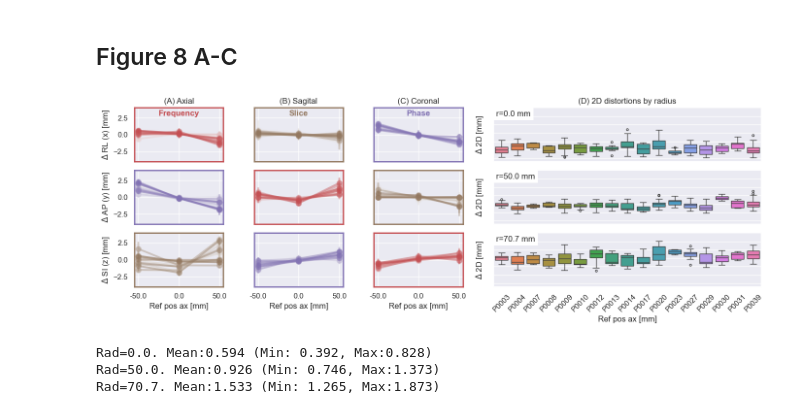
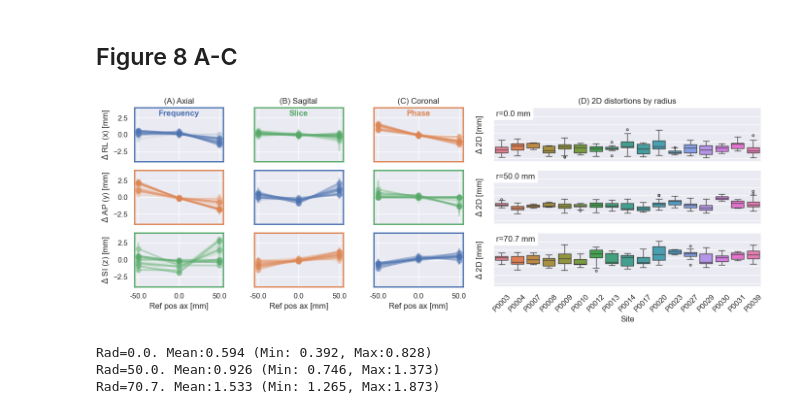
Before and after one commit to UNITY-Physics/unity_qa_paper, a Jupyter notebook: notebooks/distortions.ipynb, the cells around one changed output. Cells and saved outputs as stored; diff of their text form; code cells hidden in the pictures.

Commit message:
WIth improved plots.

```diff
--- a/notebooks/distortions.ipynb
+++ b/notebooks/distortions.ipynb
@@ -58,7 +58,7 @@ Removed 6 sessions
 # Figure showing distortions along phase, frequency and slice encoding direction
 sns.set_theme()
 fig, axes = plt.subplots(3,4,figsize=(14,5), width_ratios=[1,1,1,3], layout='tight')
-my_colors = {'frequency':'C03', 'phase':'C04', 'slice':'C05'}
+my_colors = {'frequency':'C00', 'phase':'C01', 'slice':'C02'}
 
 for icol,my_or in enumerate(['axi', 'sag', 'cor']):
     for irow,my_ax in enumerate(['x', 'y', 'z']):
@@ -116,34 +116,35 @@ for ax in axes[2,:].flatten():
     ax.set_xlabel('Ref pos ax [mm]')
 
 for ax in axes[:3,:3].flatten():
     ax.grid('both')
     ax.set_xlim([-0.1, 2.1])
 
 # Subplot D
 sns.boxplot(mean_rad_df.loc[mean_rad_df.r_ref_level=='0.0'], x='Subject', y='Mean_2D', hue='Subject', flierprops={"marker": "."}, ax=axes[0,3])
 sns.boxplot(mean_rad_df.loc[mean_rad_df.r_ref_level=='50.0'], x='Subject', y='Mean_2D',hue='Subject',flierprops={"marker": "."}, ax=axes[1,3])
 sns.boxplot(mean_rad_df.loc[mean_rad_df.r_ref_level=='70.7'], x='Subject', y='Mean_2D',hue='Subject',flierprops={"marker": "."}, ax=axes[2,3])
 
 axes[0,3].text(-.35, 2.5, 'r=0.0 mm', bbox=dict(facecolor='white', edgecolor='none'), ha='left')
 axes[1,3].text(-.35, 2.5, 'r=50.0 mm', bbox=dict(facecolor='white', edgecolor='none'), ha='left')
 axes[2,3].text(-.35, 2.5, 'r=70.7 mm', bbox=dict(facecolor='white', edgecolor='none'), ha='left')
 
 for ax in axes[:2,3]:
     ax.set_xlabel(None)
     ax.set_xticklabels([])
 
 for ax in axes[:,3]:
     ax.set_ylim([-.2,3])
     ax.set_yticks([0,.5,1,1.5,2,2.5])
     ax.set_ylabel('$\Delta$ 2D [mm]')
 
 axes[2,3].tick_params(axis='x', rotation=45)
+axes[2,3].set_xlabel('Site')
 axes[0,3].set_title('(D) 2D distortions by radius')
 
 plt.savefig('../results/figure8_encoding_distortions.png', dpi=300)
 plt.show()
 # %% [output]
-[figure, old version]
+[figure, new version]
 # %%
 # Mean in difference between sites
 for rad in ['0.0', '50.0', '70.7']:
```
Also changed, not shown: parts of 2 cells of this notebook.
